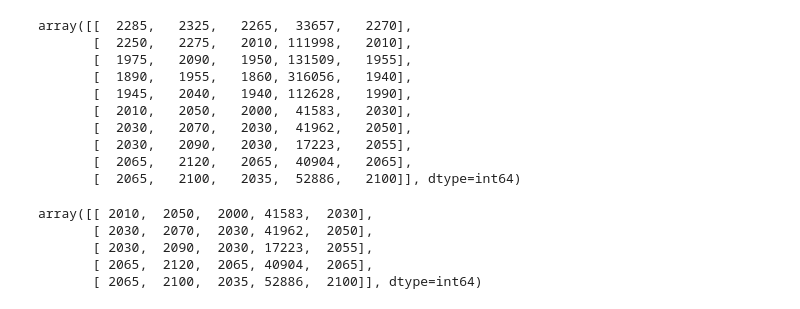
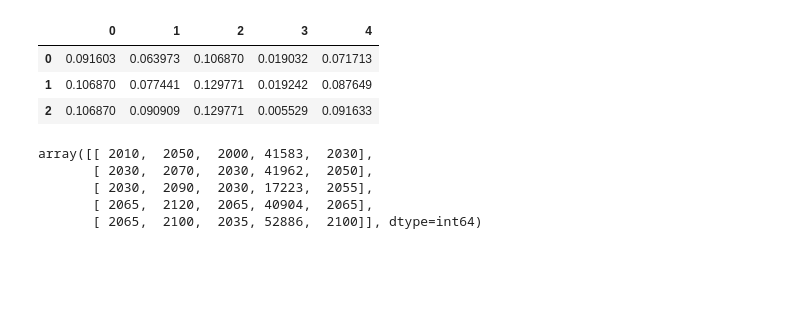
Before and after one commit to linux386/second_module, a Jupyter notebook: first.ipynb, the cells around one changed output. Saved outputs shown, nothing was run; the diff lists cells and outputs as text; code cells hidden in the pictures; blank space fills up the shorter version.

```diff
--- a/first.ipynb
+++ b/first.ipynb
@@ -83,16 +156,10 @@ trainX:[[[  2285   2325   2265  33657]
-# %%
-dataset
-# %% [output]
-array([[  2285,   2325,   2265,  33657,   2270],
-       [  2250,   2275,   2010, 111998,   2010],
-       [  1975,   2090,   1950, 131509,   1955],
-       [  1890,   1955,   1860, 316056,   1940],
-       [  1945,   2040,   1940, 112628,   1990],
-       [  2010,   2050,   2000,  41583,   2030],
-       [  2030,   2070,   2030,  41962,   2050],
-       [  2030,   2090,   2030,  17223,   2055],
-       [  2065,   2120,   2065,  40904,   2065],
-       [  2065,   2100,   2035,  52886,   2100]], dtype=int64)
+# %%
+lastX
+# %% [output]
+|  | 0 | 1 | 2 | 3 | 4 |
+| 0 | 0.091603 | 0.063973 | 0.106870 | 0.019032 | 0.071713 |
+| 1 | 0.106870 | 0.077441 | 0.129771 | 0.019242 | 0.087649 |
+| 2 | 0.106870 | 0.090909 | 0.129771 | 0.005529 | 0.091633 |
 # %%
 lastX
 # %% [output]
```
Also changed, not shown: parts of 1 cell of this notebook.
